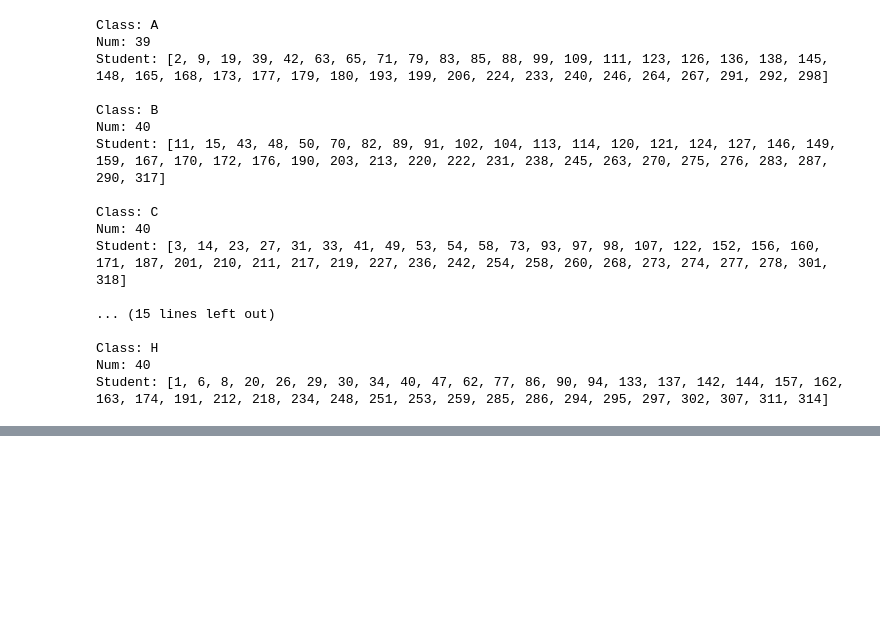
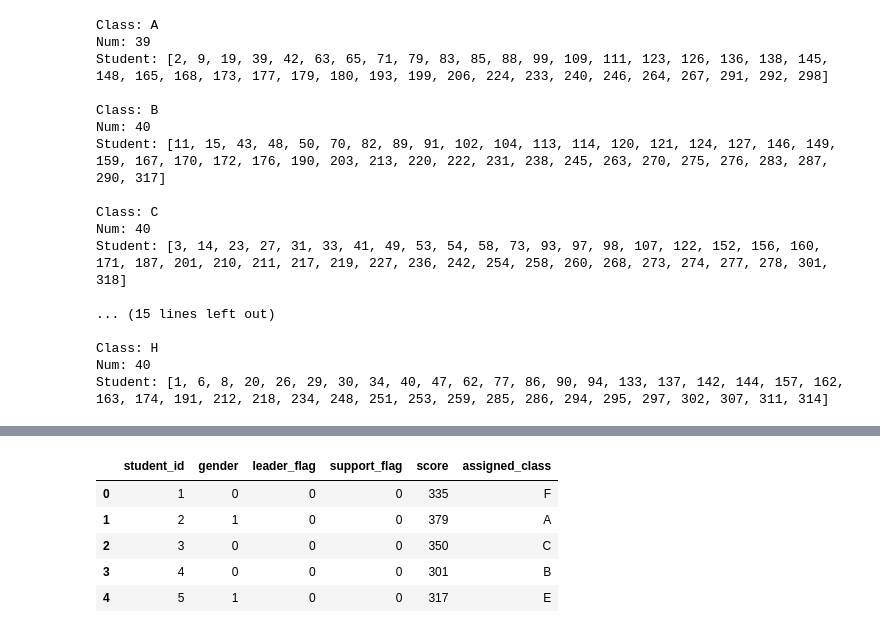
Before and after one commit to maton369/Python_Mathematical_Optimization-, a Jupyter notebook: 3.school/school.ipynb, the cells around one changed output, grey strips where cells are left out. Cells and saved outputs as stored; diff of their text form; code cells hidden in the pictures; blank space fills up the shorter version.

```diff
--- a/3.school/school.ipynb
+++ b/3.school/school.ipynb
@@ -427,0 +599,63 @@ Student: [1, 6, 8, 20, 26, 29, 30, 34, 40, 47, 62, 77, 86, 90, 94, 133, 137, 142
+# %%
+for s in S:
+    # 生徒 s に対して、どのクラス c に割り当てられているかを調べる。
+    # x[s, c].value() は最適化後の変数値（0 または 1）であり、
+    # 「x_(s,c) = 1 になっているクラス c だけを集めたリスト」が assigned_class になる。
+    assigned_class = [c for c in C if x[s, c].value() == 1]
+
+    # 1つのクラスにだけ割り当てられているかをチェックする。
+    # 理論上は制約 (1) により
+    #   Σ_{c∈C} x_(s,c) = 1
+    # を課しているので、必ず「ちょうど 1 つのクラス」に所属しているはずである。
+    # もし len(assigned_class) が 1 でない場合は、
+    #   - モデルの定式化に誤りがある
+    #   - ソルバーが最適化に失敗している
+    #   - 変数の読み出しロジックに問題がある
+    # といった異常の可能性があるため、デバッグ用にエラー情報を表示している。
+    if len(assigned_class) != 1:
+        print("error:", s, assigned_class)
+# %%
+# 検証用のデータフレームの用意
+# 元の生徒情報 s_df をそのままコピーして、そこに「どのクラスに割り当てられたか」という
+# 最適化結果を付け足していくためのデータフレームを作成している。
+# こうすることで、「入力データ（性別・得点・フラグなど）」と「最終的なクラス割当」を
+# 1 つのテーブルとしてまとめて確認できるようになる。
+result_df = s_df.copy()
+
+# 各生徒がどのクラスに割り当てられたかの情報を辞書に格納
+# S2C は「生徒 → クラス」の対応（関数）を表す辞書。
+# 内包表記の構造：
+#   { s: c for s in S for c in C if x[s, c].value() == 1 }
+# となっており、最適化後の解 x[s,c].value() が 1 になっている (s, c) の組だけを拾って、
+# キー s（生徒 ID）、値 c（クラス名）として格納している。
+#
+# 理論的には、制約 Σ_{c∈C} x_(s,c) = 1 によって、
+# 各 s には「高々 1 つの c で x_(s,c) = 1」が存在するはずなので、
+#   S2C[s] = その生徒 s が所属しているクラス
+# という写像（関数）として正しく定義される。
+S2C = {s: c for s in S for c in C if x[s, c].value() == 1}
+
+# 生徒データに各生徒がどのクラスに割り当てられたかの情報を結合
+# result_df['student_id'] の値（生徒 ID）をキーとして S2C を参照し、
+# 対応するクラス名を 'assigned_class' 列として付与している。
+#
+# pandas.Series.map(dict) は、シリーズの各要素 v に対して dict[v] を返す操作であり、
+# ここでは
+#   student_id s → S2C[s] = 割り当てクラス
+# という形で、生徒ごとのクラス割り当て結果を列として取り込んでいる。
+#
+# これにより、result_df には
+#   (student_id, gender, score, ..., assigned_class)
+# という構造が揃い、クラスごとの集計や可視化、
+# 「制約どおりになっているか」の検証などを簡単に行えるようになる。
+result_df["assigned_class"] = result_df["student_id"].map(S2C)
+
+# 先頭 5 行を表示して、割り当て結果が期待どおり結合できているかをざっと確認する。
+result_df.head(5)
+# %% [output]
+|  | student_id | gender | leader_flag | support_flag | score | assigned_class |
+| 0 | 1 | 0 | 0 | 0 | 335 | F |
+| 1 | 2 | 1 | 0 | 0 | 379 | A |
+| 2 | 3 | 0 | 0 | 0 | 350 | C |
+| 3 | 4 | 0 | 0 | 0 | 301 | B |
+| 4 | 5 | 1 | 0 | 0 | 317 | E |
```
Also changed, not shown: parts of 8 cells of this notebook.
